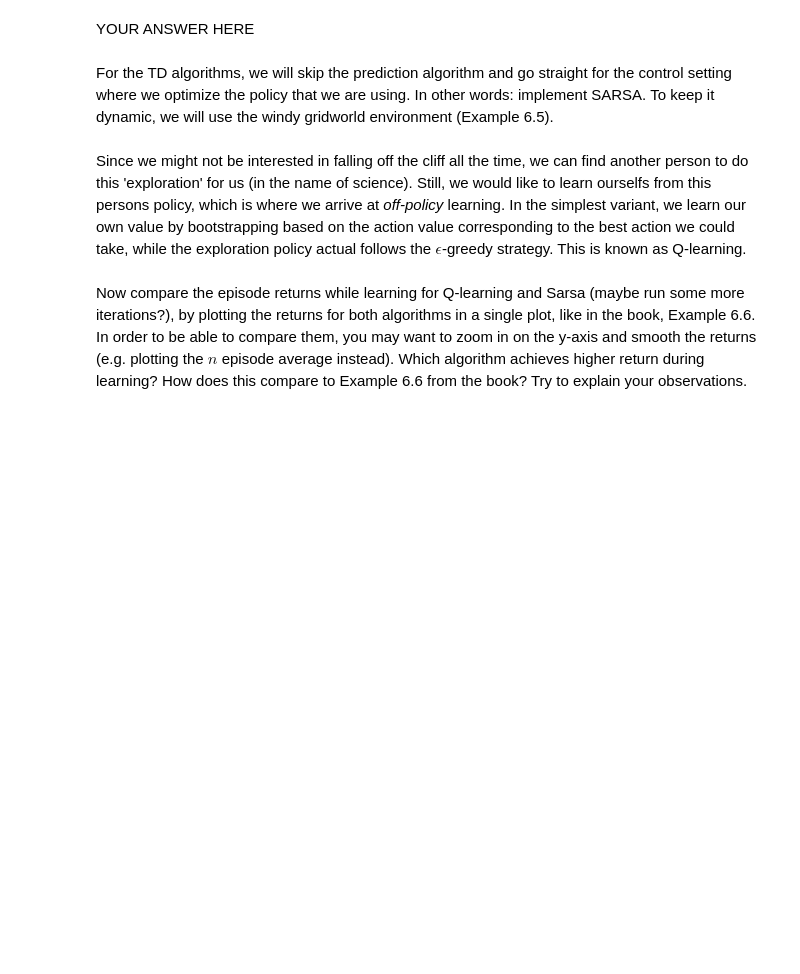
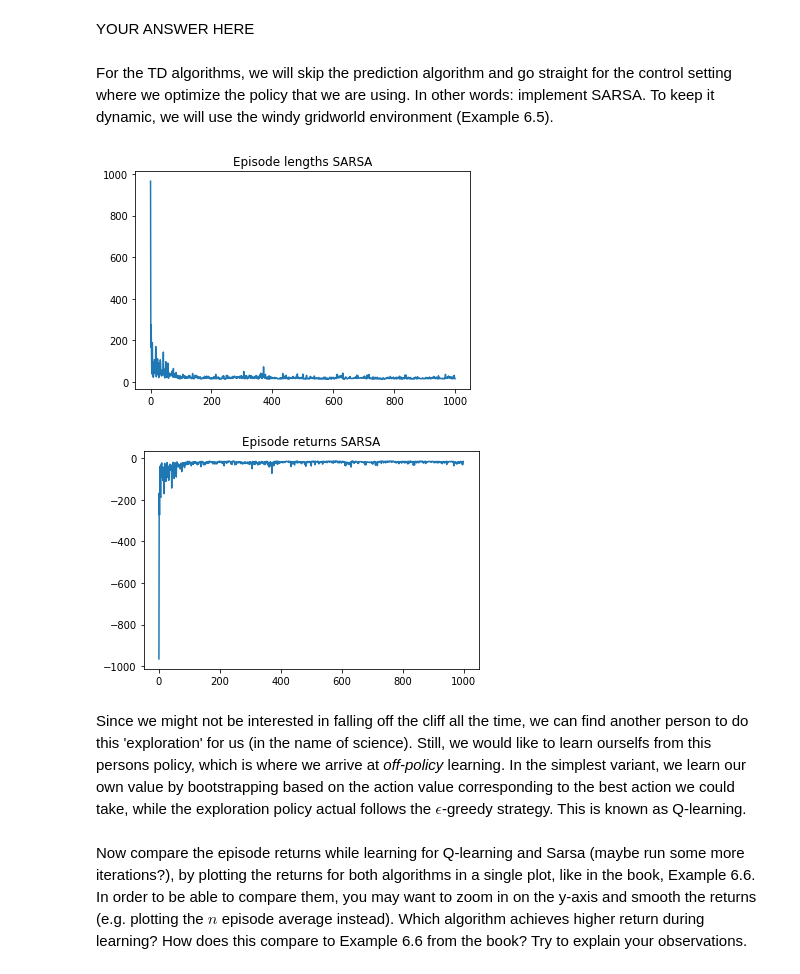
Before and after one commit to davide-belli/reinforcement-learning-labs-hws, a Jupyter notebook: lab1/lab1.ipynb, the cells around one changed output. Saved outputs shown, nothing was run; the diff lists cells and outputs as text; code cells hidden in the pictures; blank space fills up the shorter version.

```diff
--- a/lab1/lab1.ipynb
+++ b/lab1/lab1.ipynb
@@ -674,7 +674,7 @@ def sarsa(env, num_episodes, discount_factor=1.0, alpha=0.5, epsilon=0.1, Q=None
 
 
     for i_episode in tqdm(range(num_episodes)):
-#         print(i_episode)
+
         i = 0
         R = 0
 
@@ -682,35 +682,38 @@ def sarsa(env, num_episodes, discount_factor=1.0, alpha=0.5, epsilon=0.1, Q=None
         a = policy(observation)
         done = False
 
         while not done:
-#             print(observation, a)
             new_observation, reward, done, info = env.step(a)
             if done:
                 break
-            new_a = policy(a)
+
+            new_a = policy(new_observation)
 
             Q[observation][a] += alpha * (reward + discount_factor *
                                           Q[new_observation][new_a] - Q[observation][a])
             policy = make_epsilon_greedy_policy(Q, epsilon, env.action_space.n)
             i += 1
             R += reward
 
             observation = new_observation
             a = new_a
 
         stats.append((i, R))
     episode_lengths, episode_returns = zip(*stats)
     return Q, (episode_lengths, episode_returns)
 
 Q_sarsa, (episode_lengths_sarsa, episode_returns_sarsa) = sarsa(env, 1000)
 
 # We will help you with plotting this time
 plt.plot(episode_lengths_sarsa)
 plt.title('Episode lengths SARSA')
 plt.show()
 plt.plot(episode_returns_sarsa)
 plt.title('Episode returns SARSA')
 plt.show()
+# %% [output]
+[figure, added]
+[figure, added]
 # %% [markdown]
 Since we might not be interested in falling off the cliff all the time, we can find another person to do this 'exploration' for us (in the name of science). Still, we would like to learn ourselfs from this persons policy, which is where we arrive at _off-policy_ learning. In the simplest variant, we learn our own value by bootstrapping based on the action value corresponding to the best action we could take, while the exploration policy actual follows the $\epsilon$-greedy strategy. This is known as Q-learning.
 # %%
```
